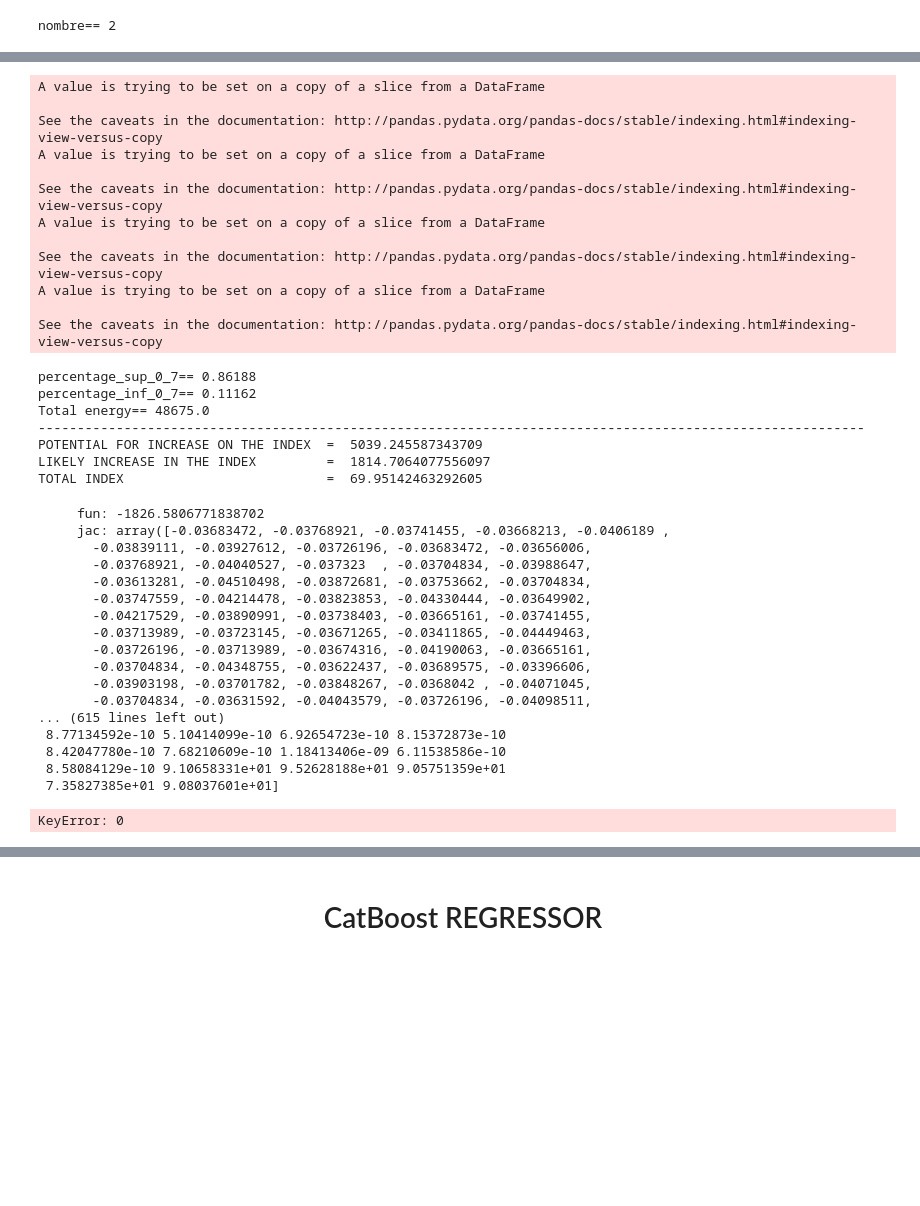
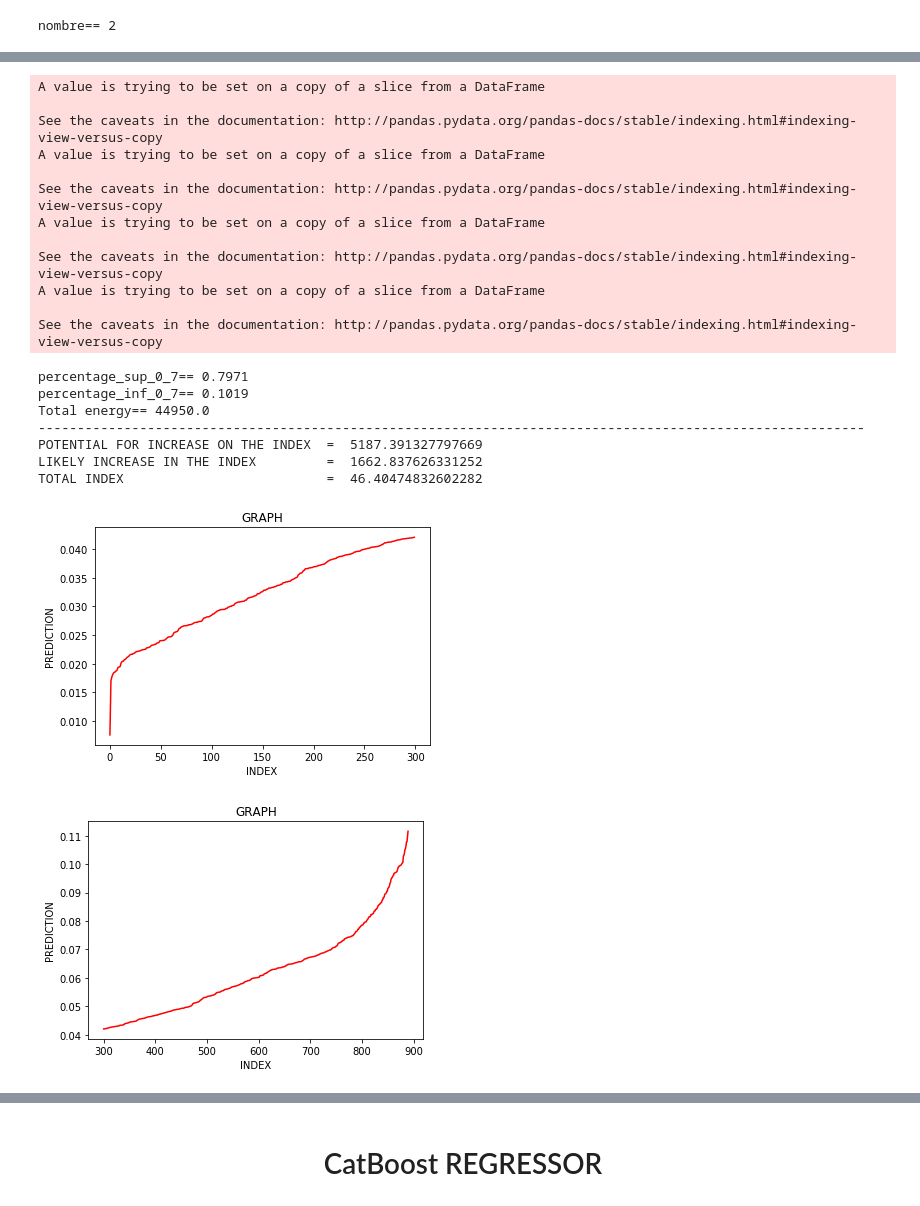
Before and after one commit to Panongbene/PROHACK_MCKINSEY_COMPANY, a Jupyter notebook: PROHACK_MCKINSEY.ipynb, the cells around one changed output, grey strips where cells are left out. Cells and saved outputs as stored; diff of their text form; code cells hidden in the pictures; blank space fills up the shorter version.

```diff
--- a/PROHACK_MCKINSEY.ipynb
+++ b/PROHACK_MCKINSEY.ipynb
@@ -1335,7 +1415,7 @@ Y_train_data_preprocessing=train_data["y"]
 ###############################################################################################################
 #----------------------------------------------------------------------------------------------------------------
 for i in Y_train_data_preprocessing.index.values:
-    if(Y_train_data_preprocessing[i]>0.6):
+    if(Y_train_data_preprocessing[i]>0.1):
         train_data.drop(i,0,inplace=True)
 Y_train_data_preprocessing=train_data["y"]
 #----------------------------------------------------------------------------------------------------------------
@@ -1358,13 +1438,12 @@ test_data_preprocessing=Feature_Engineering_version_2(test_data)
 ################################################################################################################
 #build the model
 bagging_regressor = GradientBoostingRegressor(n_estimators=10001, learning_rate= 0.09, max_depth=3,min_samples_split=2500, min_samples_leaf=1)
-
 #fit the model
 bagging_regressor.fit(train_data_preprocessing, Y_train_data_preprocessing)
 
 
 prediction_test=bagging_regressor.predict(test_data_preprocessing)
-test_data["y"]=prediction_test
+test_data["y"]=np.abs(prediction_test)
 ################################################################################################################
 #---------------------------------------------------------------------------------------------------------------
 #op_pred=repartition_energy_strategy_1(test_data,10)
@@ -1376,14 +1455,16 @@ test_data["y"]=prediction_test
 #op_pred=repartition_energy_strategy_7(test_data,10)
 #op_pred=repartition_energy_strategy_9(test_data,10)
 #op_pred=repartition_energy_strategy_10(test_data,10)
-#op_pred=repartition_energy_strategy_11(test_data,10)
-op_pred=repartition_energy_strategy_12(test_data)
+op_pred=repartition_energy_strategy_11(test_data,10)
+#op_pred=repartition_energy_strategy_12(test_data)
+
 #---------------------------------------------------------------------------------------------------------------
 ################################################################################################################
 prediction_liste=[]
 #---------------------------------------------------------------------------------------------------------------
 for i in range(prediction_test.shape[0]):
     prediction_liste.append([np.abs(prediction_test[i]),np.abs(op_pred[i])])
+
 
 #statistique
 Potential_for_increase_in_the_Index, Likely_increase_in_the_Index, total_index=optimization_energey_statistique(prediction_liste)
@@ -1408,51 +1489,16 @@ See the caveats in the documentation: http://pandas.pydata.org/pandas-docs/stabl
 A value is trying to be set on a copy of a slice from a DataFrame
 
 See the caveats in the documentation: http://pandas.pydata.org/pandas-docs/stable/indexing.html#indexing-view-versus-copy
-percentage_sup_0_7== 0.86188
-percentage_inf_0_7== 0.11162
-Total energy== 48675.0
+percentage_sup_0_7== 0.7971
+percentage_inf_0_7== 0.1019
+Total energy== 44950.0
 ----------------------------------------------------------------------------------------------------------
-POTENTIAL FOR INCREASE ON THE INDEX  =  5039.245587343709
-LIKELY INCREASE IN THE INDEX         =  1814.7064077556097
-TOTAL INDEX                          =  69.95142463292605
+POTENTIAL FOR INCREASE ON THE INDEX  =  5187.391327797669
+LIKELY INCREASE IN THE INDEX         =  1662.837626331252
+TOTAL INDEX                          =  46.40474832602282
-# %%
-op_pred=repartition_energy_strategy_12(test_data)
-#---------------------------------------------------------------------------------------------------------------
-################################################################################################################
-#prediction_liste=[]
-#---------------------------------------------------------------------------------------------------------------
-for i in range(prediction_test.shape[0]):
-    prediction_liste.append([np.abs(prediction_test[i]),np.abs(op_pred[i])])
-
-#statistique
-Potential_for_increase_in_the_Index, Likely_increase_in_the_Index, total_index=optimization_energey_statistique(prediction_liste)
-print("----------------------------------------------------------------------------------------------------------")
-print("POTENTIAL FOR INCREASE ON THE INDEX  = ",Potential_for_increase_in_the_Index)
-print("LIKELY INCREASE IN THE INDEX         = ",Likely_increase_in_the_Index)
-print("TOTAL INDEX                          = ",total_index)
-
-#save the prediction
-#save_liste(prediction_liste,"prediction_")
-#save_liste(prediction_liste,"_")
-# %% [output]
-     fun: -1826.5806771838702
-     jac: array([-0.03683472, -0.03768921, -0.03741455, -0.03668213, -0.0406189 ,
-       -0.03839111, -0.03927612, -0.03726196, -0.03683472, -0.03656006,
-       -0.03768921, -0.04040527, -0.037323  , -0.03704834, -0.03988647,
-       -0.03613281, -0.04510498, -0.03872681, -0.03753662, -0.03704834,
-       -0.03747559, -0.04214478, -0.03823853, -0.04330444, -0.03649902,
-       -0.04217529, -0.03890991, -0.03738403, -0.03665161, -0.03741455,
-       -0.03713989, -0.03723145, -0.03671265, -0.03411865, -0.04449463,
-       -0.03726196, -0.03713989, -0.03674316, -0.04190063, -0.03665161,
-       -0.03704834, -0.04348755, -0.03622437, -0.03689575, -0.03396606,
-       -0.03903198, -0.03701782, -0.03848267, -0.0368042 , -0.04071045,
-       -0.03704834, -0.03631592, -0.04043579, -0.03726196, -0.04098511,
-... (615 lines left out)
- 8.77134592e-10 5.10414099e-10 6.92654723e-10 8.15372873e-10
- 8.42047780e-10 7.68210609e-10 1.18413406e-09 6.11538586e-10
- 8.58084129e-10 9.10658331e+01 9.52628188e+01 9.05751359e+01
- 7.35827385e+01 9.08037601e+01]
-KeyError: 0
 # %%
 #prediction courbe
-#prediction_graph(prediction_test,300)
+prediction_graph(prediction_test,300)
+# %% [output]
+[figure, added]
+[figure, added]
```
Also changed, not shown: parts of 53 cells of this notebook.
